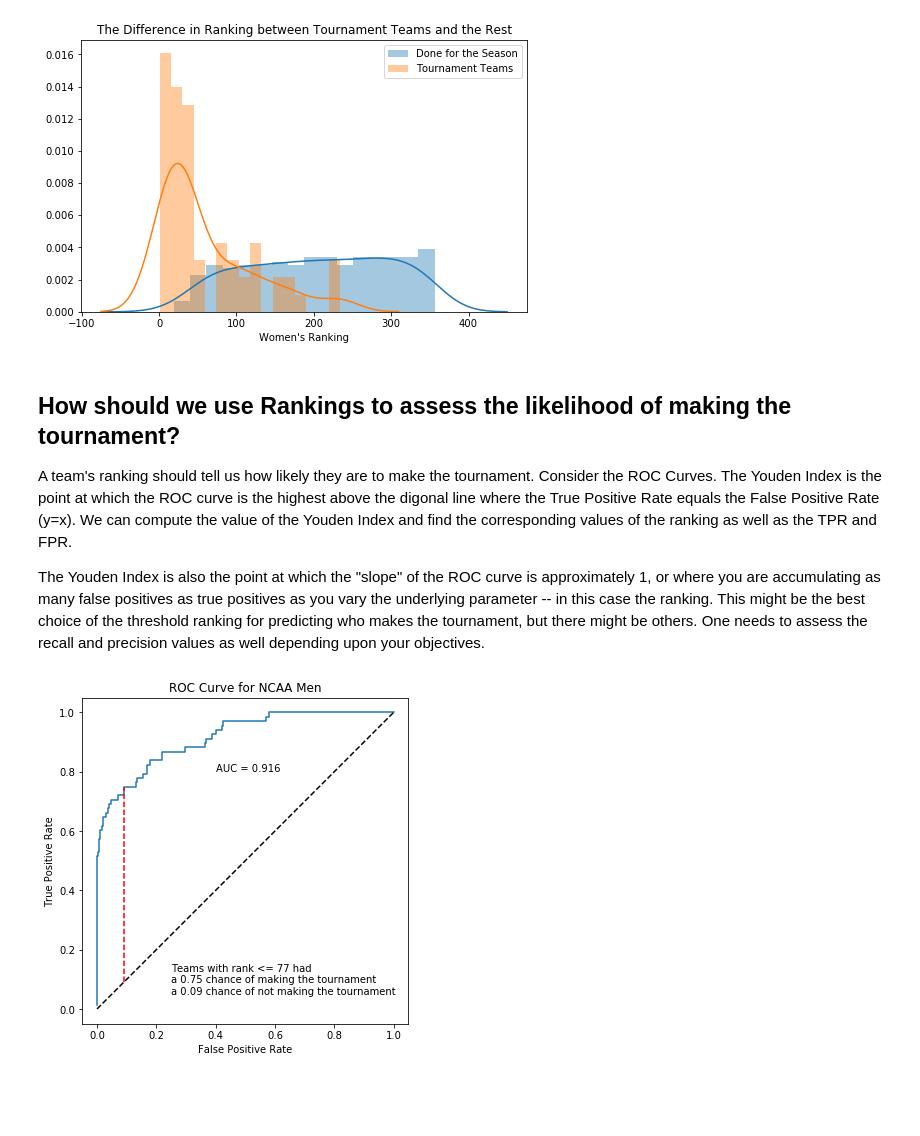
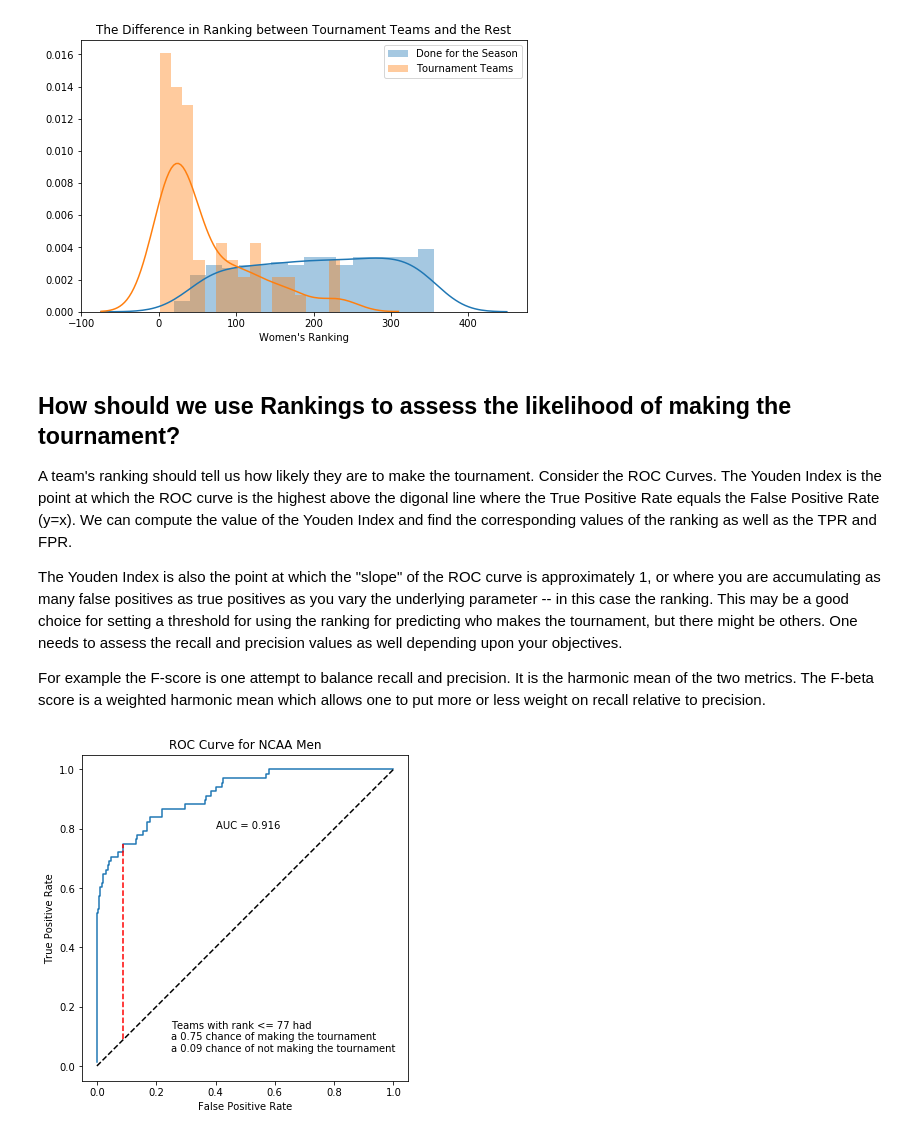
Before and after one commit to bjloe/March_Madness, a Jupyter notebook: March_Madness_Kendalls_Tau.ipynb, the cells around one changed output. Cells and saved outputs as stored; diff of their text form; code cells hidden in the pictures; blank space fills up the shorter version.

```diff
--- a/March_Madness_Kendalls_Tau.ipynb
+++ b/March_Madness_Kendalls_Tau.ipynb
@@ -276,34 +291,53 @@ plt.title("The Difference in Ranking between Tournament Teams and the Rest");
 
 A team's ranking should tell us how likely they are to make the tournament.  Consider the ROC Curves.  The Youden Index is the point at which the ROC curve is the highest above the digonal line where the True Positive Rate equals the False Positive Rate (y=x).  We can compute the value of the Youden Index and find the corresponding values of the ranking as well as the TPR and FPR.
 
-The Youden Index is also the point at which the "slope" of the ROC curve is approximately 1, or where you are accumulating as many false positives as true positives as you vary the underlying parameter -- in this case the ranking.  This might be the best choice of the threshold ranking for predicting who makes the tournament, but there might be others. One needs to assess the recall and precision values as well depending upon your objectives.
+The Youden Index is also the point at which the "slope" of the ROC curve is approximately 1, or where you are accumulating as many false positives as true positives as you vary the underlying parameter -- in this case the ranking.  This may be a good choice for setting a threshold for using the ranking for predicting who makes the tournament, but there might be others. One needs to assess the recall and precision values as well depending upon your objectives.
+
+For example the F-score is one attempt to balance recall and precision. It is the harmonic mean of the two metrics. The F-beta score is a weighted harmonic mean which allows one to put more or less weight on recall relative to  precision.
 # %%
-tp = df_combined_plus.sort_values('Ranking_Men').Mens_Field.cumsum()
-fp = (1 - df_combined_plus.sort_values('Ranking_Men').Mens_Field).cumsum()
-tpr = np.array(tp/df_combined_plus.Mens_Field.sum())
-fpr = np.array(fp/(1 - df_combined_plus.Mens_Field).sum())
+# ranks are just the sequence from 1 to 348
+ranks = np.array(df_combined_plus.sort_values('Ranking_Men').Ranking_Men)
 
+# Define the true/false positives and true/false positive rates.
+tp = np.array(df_combined_plus.sort_values('Ranking_Men').Mens_Field.cumsum())
+fp = np.array((1 - df_combined_plus.sort_values('Ranking_Men').Mens_Field).cumsum())
+tpr = tp/df_combined_plus.Mens_Field.sum()
+fpr = fp/(1 - df_combined_plus.Mens_Field).sum()
+
+# To compute the AUC we use "midpoint rule"
+# However, the ROC curve consists of horizontal and vertical
+# line segments; so we could have used either right or left endpoints.
 y = (tpr[:-1] + tpr[1:])/2
 delta_x = np.diff(fpr)
 auc = (y*delta_x).sum()
+
+# The Youden index is the point where the ROC curve is highest above
+# the diagonal.
 youden = tpr - fpr
 youden_idx = list(youden).index(youden.max())
-
 tpr_youden = tpr[youden_idx]
 fpr_youden = fpr[youden_idx]
 
+# Now we plot the TPR against the FPR to get the ROC curve.
 plt.figure(figsize=(6,6))
 plt.plot(fpr,tpr);
+
+# Add the diagonal line and ...
 plt.plot(fpr,fpr,'--k');
+
+# drop a vertical from the ROC curve at the Youden index.
 plt.plot([fpr_youden,fpr_youden],[fpr_youden,tpr_youden],'--r');
 
+# Annotate the plot with the AUC and some info about the Youden index.
 plt.text(.4, .8,f'AUC = {auc:.3f}')
 plt.text(0.25,0.05, f'Teams with rank <= {youden_idx+1:.0f} had\n' +\
          f'a {tpr_youden:.2f} chance of making the tournament\n' + \
          f'a {fpr_youden:.2f} chance of not making the tournament')
+
+# Add labels and title.
 plt.xlabel('False Positive Rate')
 plt.ylabel('True Positive Rate')
 plt.title('ROC Curve for NCAA Men')
 plt.axis('square');
 # %% [output]
-[figure, old version]
+[figure, new version]
```
Also changed, not shown: parts of 20 cells of this notebook.
